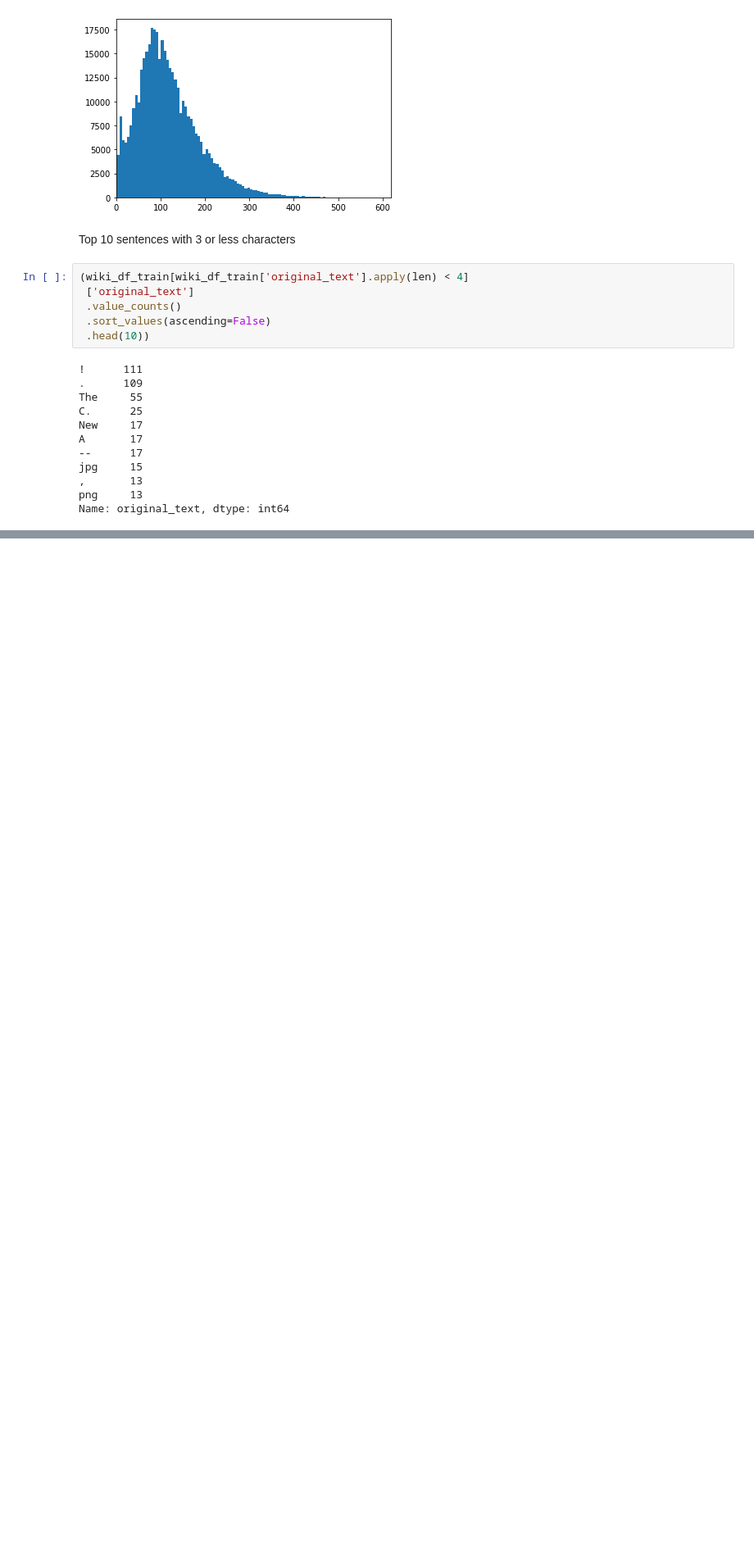
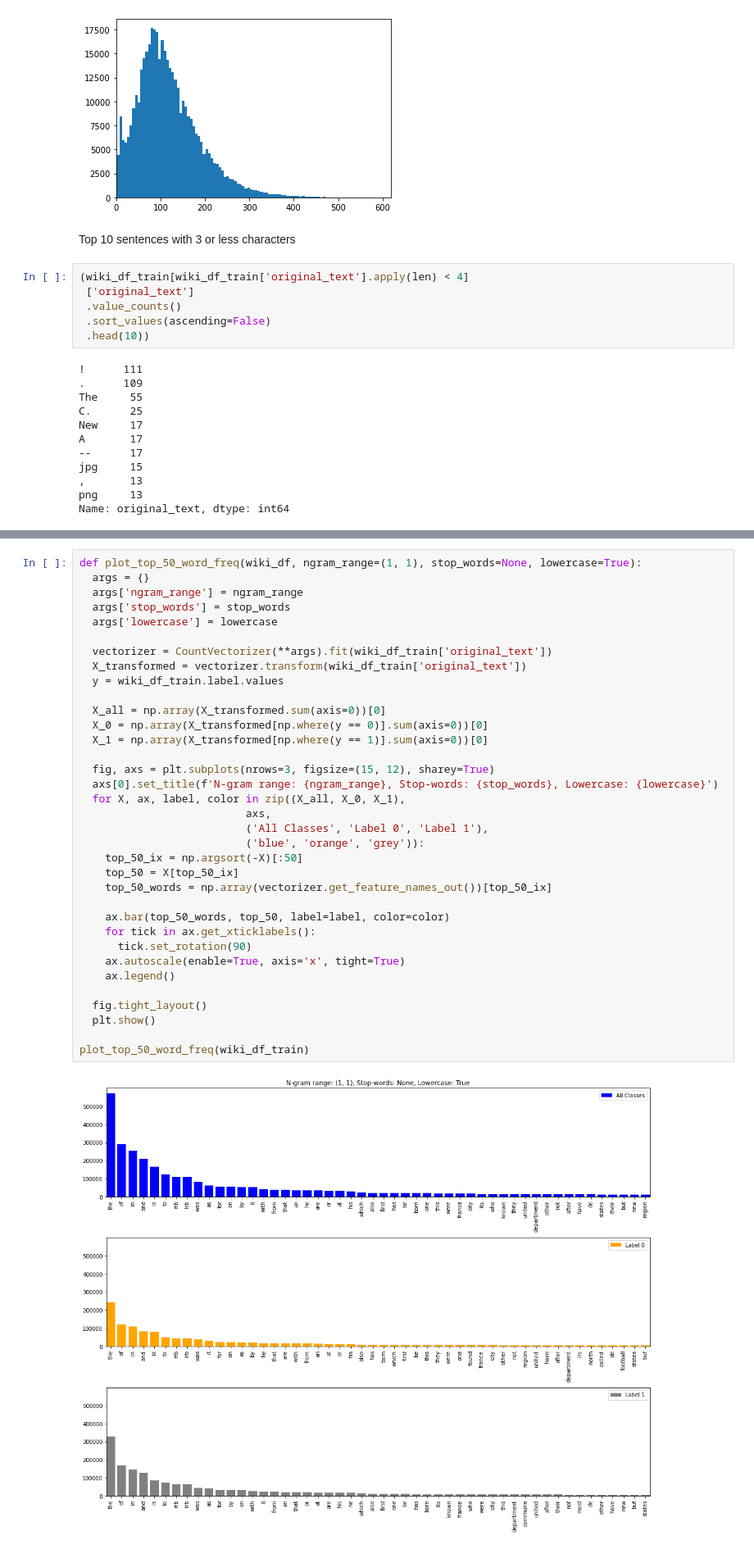
Before and after one commit to Tstrebe2/predicting-text-difficulty, a Jupyter notebook: code/tim-wiki-eda.ipynb, the cells around one changed output, grey strips where cells are left out. Shown: that part at 82% size. Cells and saved outputs as stored; diff of their text form; blank space fills up the shorter version.

```diff
--- a/code/tim-wiki-eda.ipynb
+++ b/code/tim-wiki-eda.ipynb
@@ -134,0 +104,37 @@ nlp.add_pipe??
+# %%
+def plot_top_50_word_freq(wiki_df, ngram_range=(1, 1), stop_words=None, lowercase=True):
+  args = {}
+  args['ngram_range'] = ngram_range
+  args['stop_words'] = stop_words
+  args['lowercase'] = lowercase
+
+  vectorizer = CountVectorizer(**args).fit(wiki_df_train['original_text'])
+  X_transformed = vectorizer.transform(wiki_df_train['original_text'])
+  y = wiki_df_train.label.values
+
+  X_all = np.array(X_transformed.sum(axis=0))[0]
+  X_0 = np.array(X_transformed[np.where(y == 0)].sum(axis=0))[0]
+  X_1 = np.array(X_transformed[np.where(y == 1)].sum(axis=0))[0]
+
+  fig, axs = plt.subplots(nrows=3, figsize=(15, 12), sharey=True)
+  axs[0].set_title(f'N-gram range: {ngram_range}, Stop-words: {stop_words}, Lowercase: {lowercase}')
+  for X, ax, label, color in zip((X_all, X_0, X_1),
+                          axs,
+                          ('All Classes', 'Label 0', 'Label 1'),
+                          ('blue', 'orange', 'grey')):
+    top_50_ix = np.argsort(-X)[:50]
+    top_50 = X[top_50_ix]
+    top_50_words = np.array(vectorizer.get_feature_names_out())[top_50_ix]
+
+    ax.bar(top_50_words, top_50, label=label, color=color)
+    for tick in ax.get_xticklabels():
+      tick.set_rotation(90)
+    ax.autoscale(enable=True, axis='x', tight=True)
+    ax.legend()
+
+  fig.tight_layout()
+  plt.show()
+
+plot_top_50_word_freq(wiki_df_train)
+# %% [output]
+[figure, added]
```
Also changed, not shown: parts of 20 cells of this notebook.
